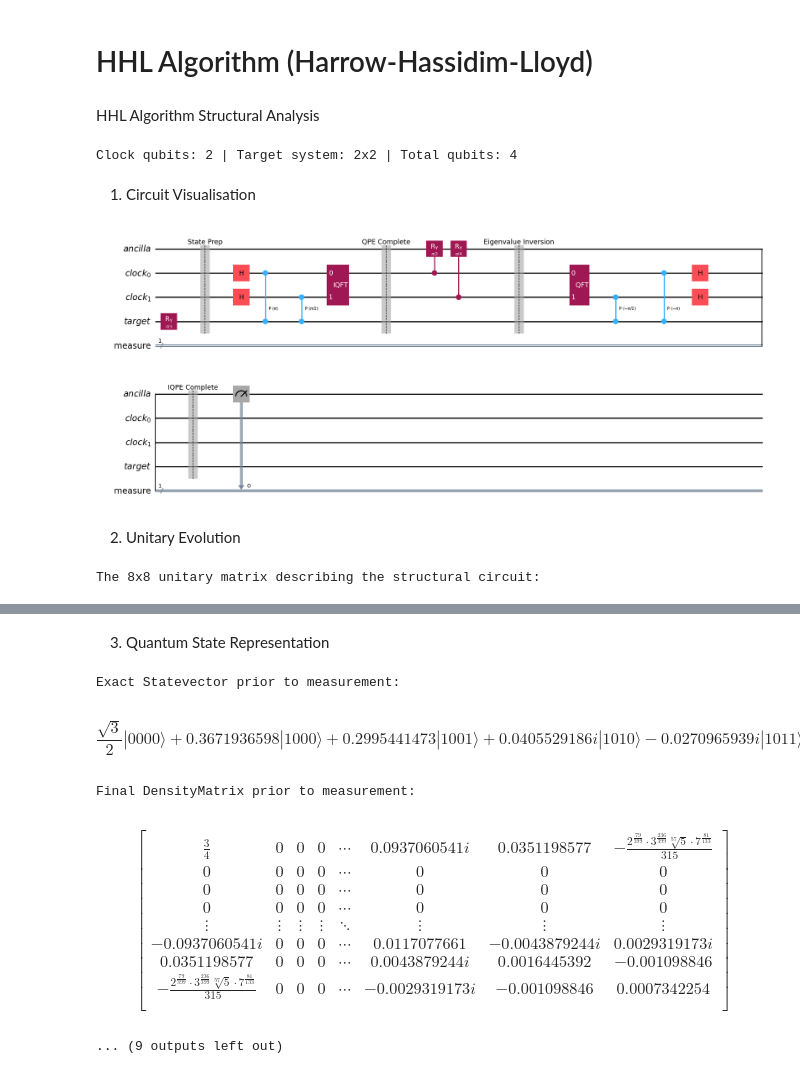
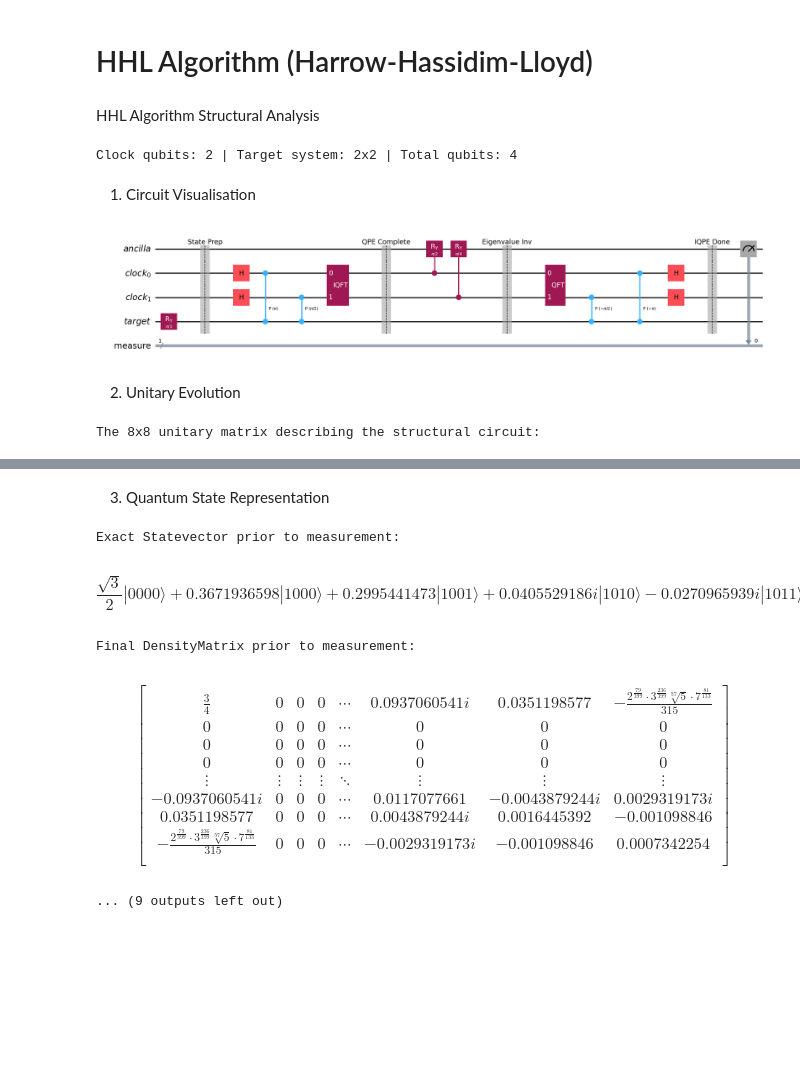
Before and after one commit to aghasyedi/aqca, a Jupyter notebook: assets/notebooks/hhl.ipynb, the cells around one changed output, grey strips where cells are left out. Saved outputs shown, nothing was run; the diff lists cells and outputs as text; code cells hidden in the pictures; blank space fills up the shorter version.

```diff
--- a/assets/notebooks/hhl.ipynb
+++ b/assets/notebooks/hhl.ipynb
@@ -42,7 +42,7 @@ qc.barrier(label="QPE Complete")
 # Rotations scaled inversely to the eigenvalues represented by the clock register
 qc.cry(np.pi/2, clock[0], ancilla[0])
 qc.cry(np.pi/4, clock[1], ancilla[0])
-qc.barrier(label="Eigenvalue Inversion")
+qc.barrier(label="Eigenvalue Inv")
 
 # 5. Uncomputation / Inverse QPE (Reverse QPE steps)
 qft = QFT(num_clock_qubits, inverse=False, do_swaps=True).to_gate()
@@ -52,7 +52,7 @@ qc.append(qft, clock)
 for i in reversed(range(num_clock_qubits)):
     qc.cp(-np.pi / (2**i), clock[i], target[0])
 qc.h(clock)
-qc.barrier(label="IQPE Complete")
+qc.barrier(label="IQPE Done")
 
 # ==========================================
 # EXTRACT EXACT MATH BEFORE MEASUREMENT
@@ -87,34 +87,34 @@ if total_qubits <= 4:
     display(array_to_latex(unitary.data, prefix="U_{HHL} = ", max_size=16))
 else:
     print(f"Unitary matrix omitted: {total_qubits} qubits results in a matrix too large for clean display.")
 
 display(Markdown("3. Quantum State Representation"))
 print("Exact Statevector prior to measurement:")
 display(final_state.draw('latex'))
 
 print("\nFinal DensityMatrix prior to measurement:")
 display(final_density.draw('latex'))
 
 display(Markdown("4. State Visualisation"))
 print("State prior to measurement (Bloch Spheres):")
 display(plot_bloch_multivector(final_state))
 
 print("\nState prior to measurement (Q-Sphere):")
 display(plot_state_qsphere(final_state))
 
 display(Markdown("5. Measurement Analysis (Ancilla Post-Selection)"))
 counts = result.get_counts()
 print(f"Raw measurement counts (Ancilla state 0 vs 1): {counts}")
 display(plot_histogram(counts))
 
 # Verification note
 success_shots = counts.get('1', 0)
 print(f"\nPost-Selection Success Rate: {(success_shots / 1024) * 100:.2f}% of shots successfully inverted the eigenvalue onto the ancilla.")
 # %% [output]
 HHL Algorithm Structural Analysis
 Clock qubits: 2 | Target system: 2x2 | Total qubits: 4
 1. Circuit Visualisation
-[figure, old version]
+[figure, new version]
 2. Unitary Evolution
 The 8x8 unitary matrix describing the structural circuit:
 [interactive output not drawn]
```
Also changed, not shown: 57 other files.
